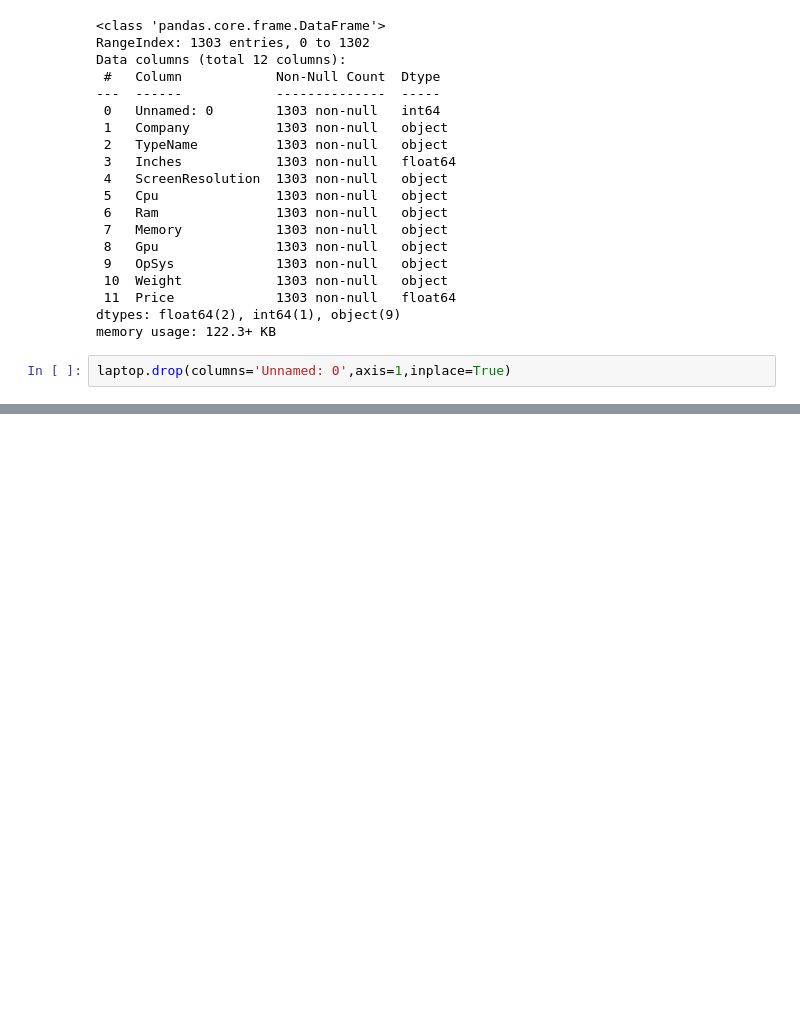
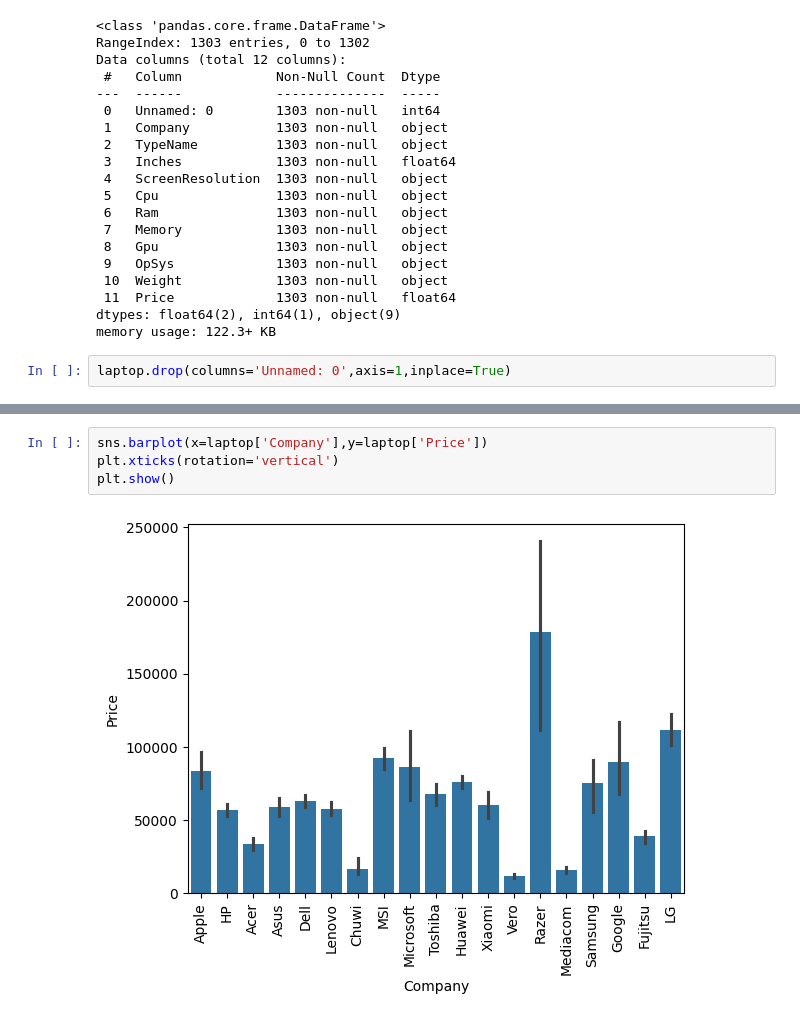
Before and after one commit to ChitwanRana/Predictive-Price-Estimator, a Jupyter notebook: Laptop_Price_Prediction.ipynb, the cells around one changed output, grey strips where cells are left out. Drawn from its saved outputs; the diff is of its cells as text; blank space fills up the shorter version.

```diff
--- a/Laptop_Price_Prediction.ipynb
+++ b/Laptop_Price_Prediction.ipynb
@@ -67,0 +93,6 @@ laptop.head()
+# %%
+sns.barplot(x=laptop['Company'],y=laptop['Price'])
+plt.xticks(rotation='vertical')
+plt.show()
+# %% [output]
+[figure, added]
```
Also changed, not shown: parts of 12 cells of this notebook.
